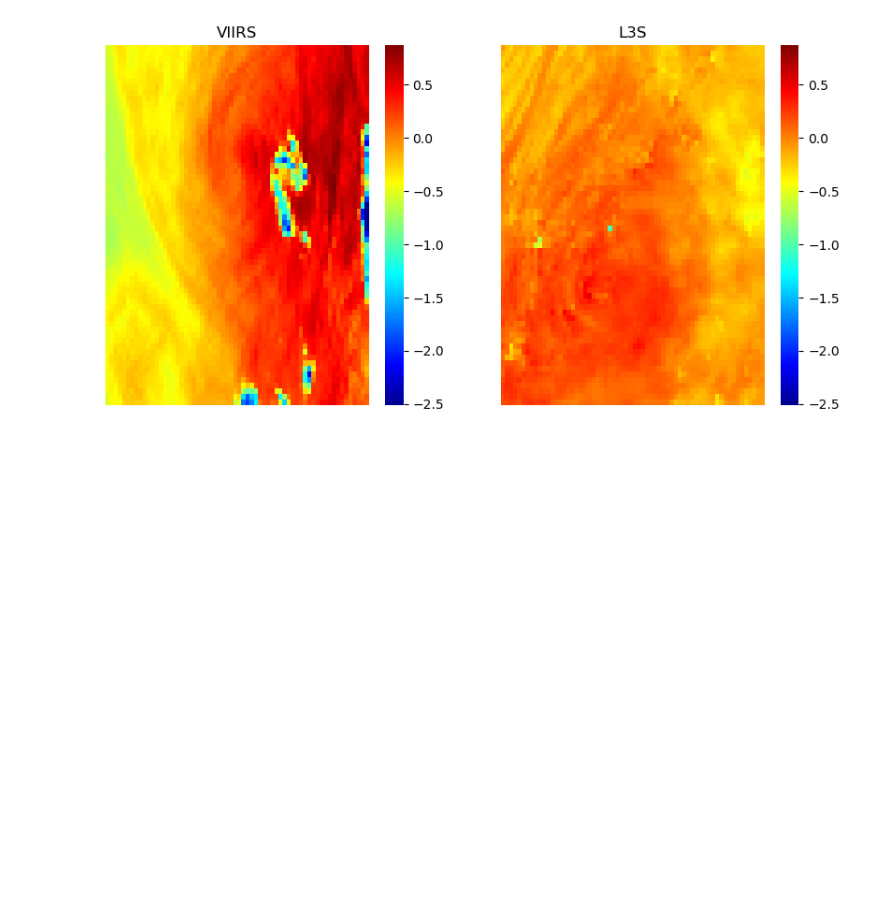
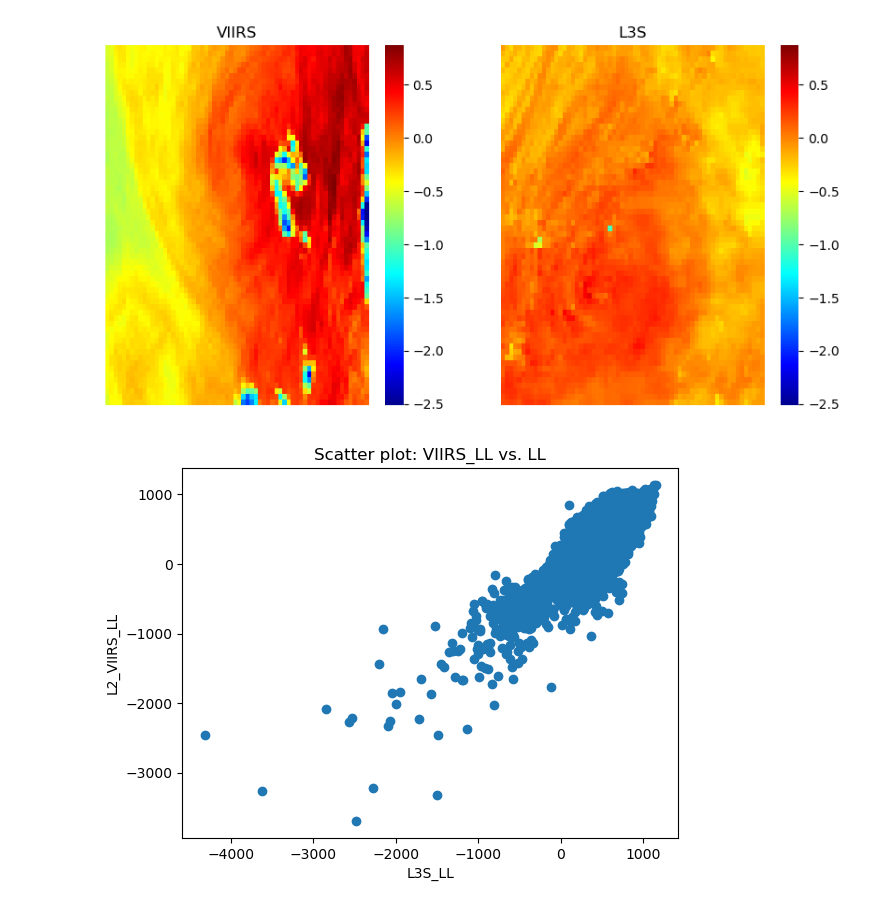
Before and after one commit to AI-for-Ocean-Science/ulmo, a Jupyter notebook: ulmo/sst_l3s/s3_images.ipynb, the cells around one changed output. Drawn from its saved outputs; the diff is of its cells as text; code cells hidden in the pictures; blank space fills up the shorter version.

```diff
--- a/ulmo/sst_l3s/s3_images.ipynb
+++ b/ulmo/sst_l3s/s3_images.ipynb
@@ -333,3 +292,15 @@ show_image(L3S_close_ex, ax=axes[1], title='L3S', vmnx=vmnx)
 plt.show()
 # %% [output]
 [figure]
+# %%
+filtered_data = table[
+    (abs(table['VIIRS_DT'] - table['DT']) <= 0.1)
+]
+# %%
+plt.scatter(filtered_data['LL'], filtered_data['VIIRS_LL'])
+plt.xlabel('L3S_LL')
+plt.ylabel('L2_VIIRS_LL')
+plt.title('Scatter plot: VIIRS_LL vs. LL')
+plt.show()
+# %% [output]
+[figure, added]
```
Also changed, not shown: parts of 10 cells of this notebook.
